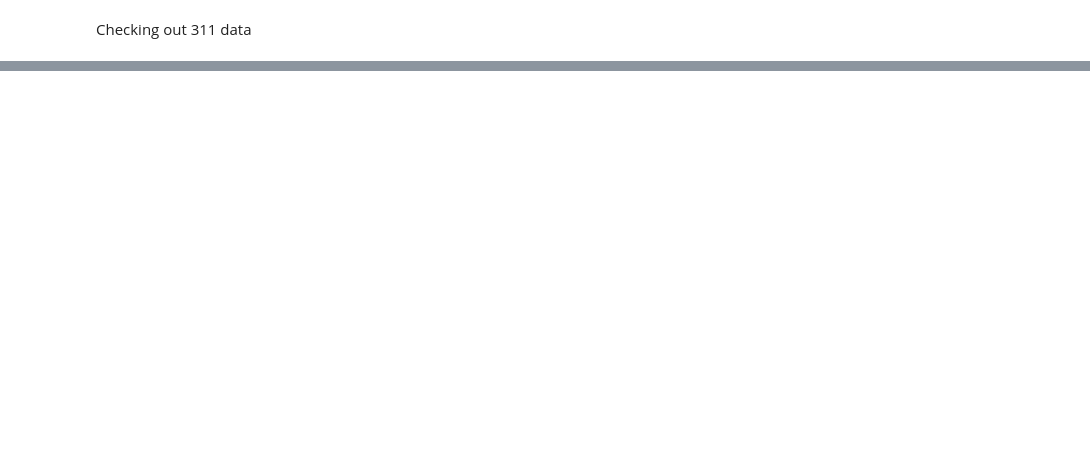
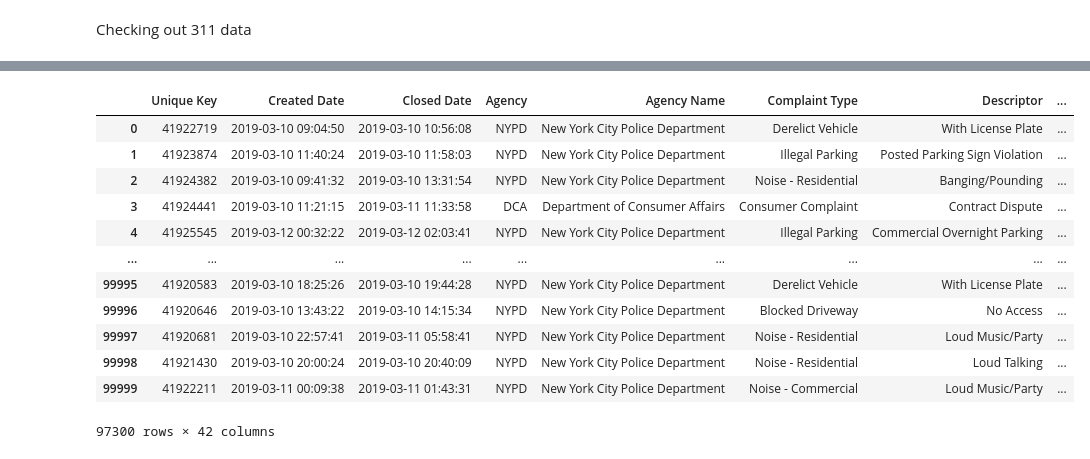
Before and after one commit to sequester21/Sb427c, a Jupyter notebook: Capstone 1/Data Inspection 311.ipynb, the cells around one changed output, grey strips where cells are left out. Cells and saved outputs as stored; diff of their text form; code cells hidden in the pictures; blank space fills up the shorter version.

```diff
--- a/Capstone 1/Data Inspection 311.ipynb
+++ b/Capstone 1/Data Inspection 311.ipynb
@@ -55,0 +127,16 @@ df['date convert'] = pd.to_datetime(df['Created Date'])
+# %%
+df[df["Closed Date"].notnull()] #filter to requests that were closed
+# %% [output]
+|  | Unique Key | Created Date | Closed Date | Agency | Agency Name | Complaint Type | Descriptor | ... |
+| 0 | 41922719 | 2019-03-10 09:04:50 | 2019-03-10 10:56:08 | NYPD | New York City Police Department | Derelict Vehicle | With License Plate | ... |
+| 1 | 41923874 | 2019-03-10 11:40:24 | 2019-03-10 11:58:03 | NYPD | New York City Police Department | Illegal Parking | Posted Parking Sign Violation | ... |
+| 2 | 41924382 | 2019-03-10 09:41:32 | 2019-03-10 13:31:54 | NYPD | New York City Police Department | Noise - Residential | Banging/Pounding | ... |
+| 3 | 41924441 | 2019-03-10 11:21:15 | 2019-03-11 11:33:58 | DCA | Department of Consumer Affairs | Consumer Complaint | Contract Dispute | ... |
+| 4 | 41925545 | 2019-03-12 00:32:22 | 2019-03-12 02:03:41 | NYPD | New York City Police Department | Illegal Parking | Commercial Overnight Parking | ... |
+| ... | ... | ... | ... | ... | ... | ... | ... | ... |
+| 99995 | 41920583 | 2019-03-10 18:25:26 | 2019-03-10 19:44:28 | NYPD | New York City Police Department | Derelict Vehicle | With License Plate | ... |
+| 99996 | 41920646 | 2019-03-10 13:43:22 | 2019-03-10 14:15:34 | NYPD | New York City Police Department | Blocked Driveway | No Access | ... |
+| 99997 | 41920681 | 2019-03-10 22:57:41 | 2019-03-11 05:58:41 | NYPD | New York City Police Department | Noise - Residential | Loud Music/Party | ... |
+| 99998 | 41921430 | 2019-03-10 20:00:24 | 2019-03-10 20:40:09 | NYPD | New York City Police Department | Noise - Residential | Loud Talking | ... |
+| 99999 | 41922211 | 2019-03-11 00:09:38 | 2019-03-11 01:43:31 | NYPD | New York City Police Department | Noise - Commercial | Loud Music/Party | ... |
+97300 rows × 42 columns
```
Also changed, not shown: parts of 22 cells of this notebook.
